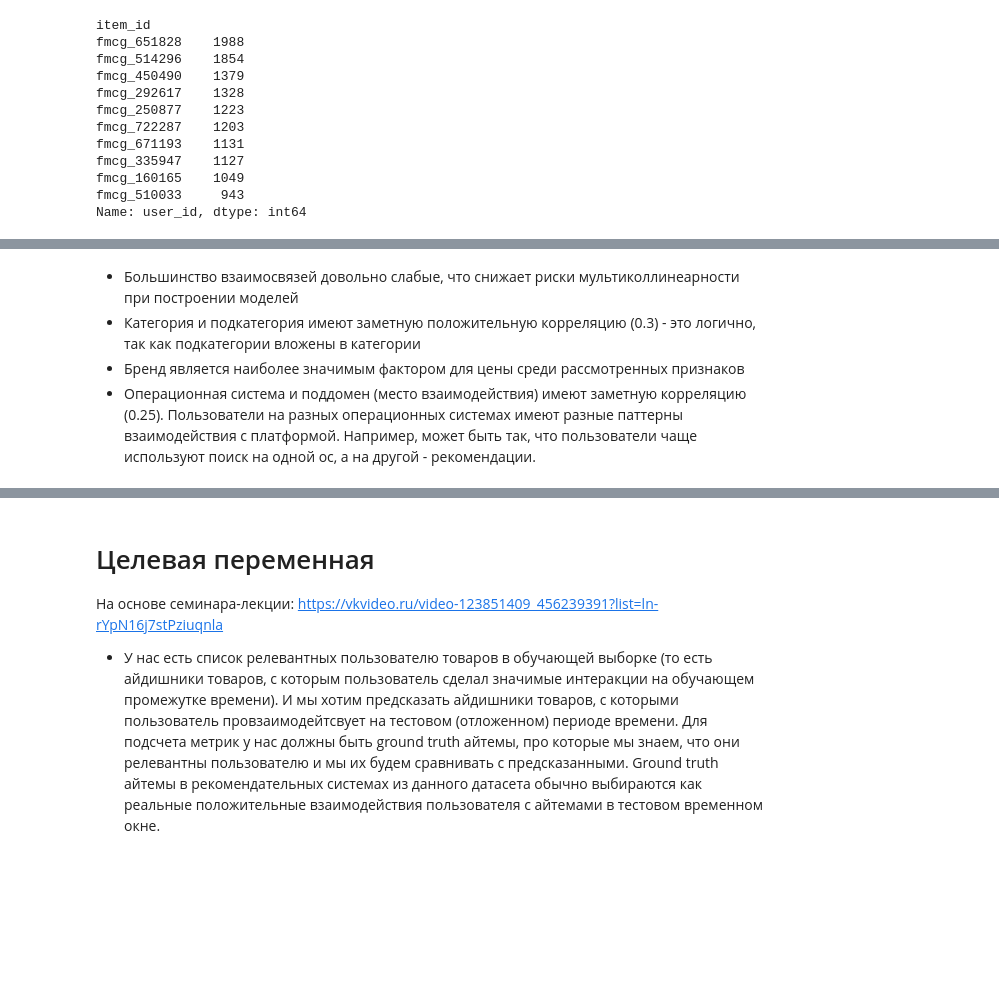
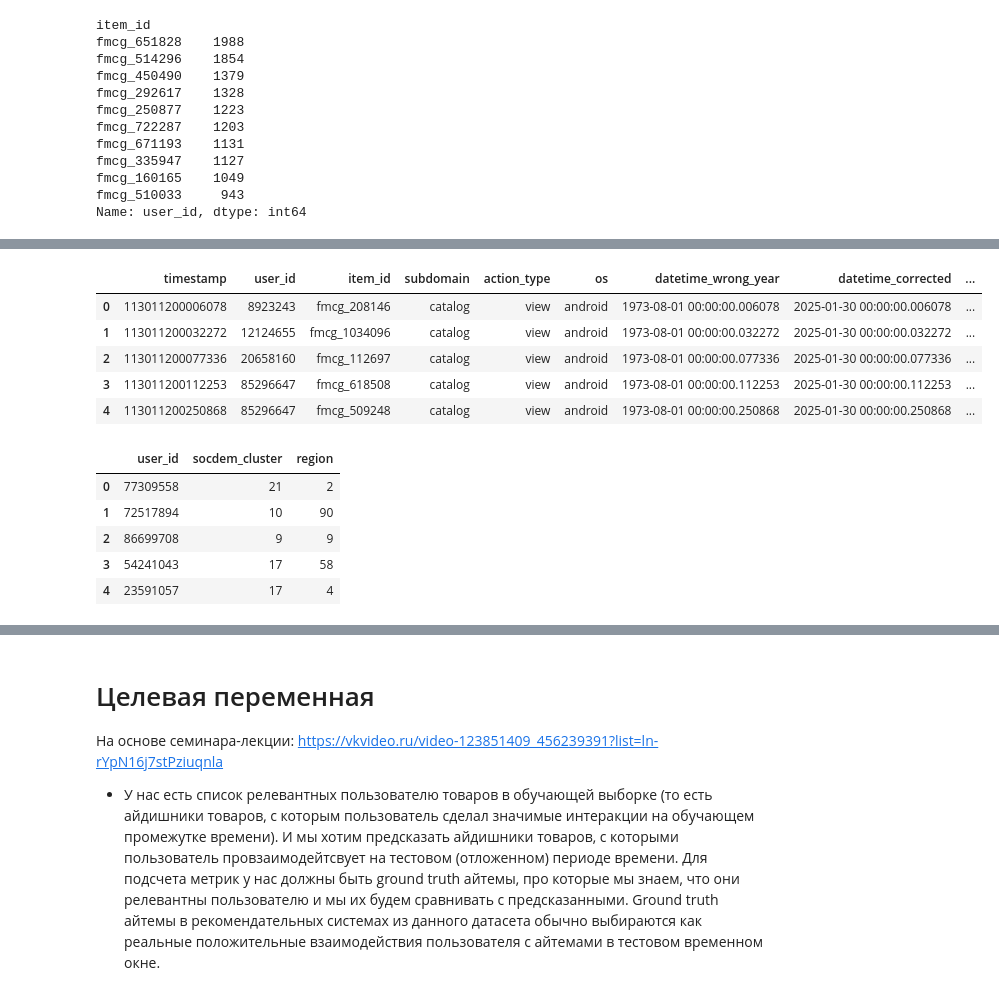
Before and after one commit to TheFckReal/dreamteam-recsys, a Jupyter notebook: notebooks/02_mk_retail_data_preprocessing.ipynb, the cells around one changed output, grey strips where cells are left out. Saved outputs shown, nothing was run; the diff lists cells and outputs as text; code cells hidden in the pictures; blank space fills up the shorter version.

```diff
--- a/notebooks/02_mk_retail_data_preprocessing.ipynb
+++ b/notebooks/02_mk_retail_data_preprocessing.ipynb
@@ -805,5 +869,18 @@ correlation_matrix_full
-# %% [markdown]
-* Большинство взаимосвязей довольно слабые, что снижает риски мультиколлинеарности при построении моделей
-* Категория и подкатегория имеют заметную положительную корреляцию (0.3) - это логично, так как подкатегории вложены в категории
-* Бренд является наиболее значимым фактором для цены среди рассмотренных признаков
-* Операционная система и поддомен (место взаимодействия) имеют заметную корреляцию (0.25). Пользователи на разных операционных системах имеют разные паттерны взаимодействия с платформой. Например, может быть так, что пользователи чаще используют поиск на одной ос, а на другой - рекомендации.
+# %%
+recent_events.head()
+# %% [output]
+|  | timestamp | user_id | item_id | subdomain | action_type | os | datetime_wrong_year | datetime_corrected | ... |
+| 0 | 113011200006078 | 8923243 | fmcg_208146 | catalog | view | android | 1973-08-01 00:00:00.006078 | 2025-01-30 00:00:00.006078 | ... |
+| 1 | 113011200032272 | 12124655 | fmcg_1034096 | catalog | view | android | 1973-08-01 00:00:00.032272 | 2025-01-30 00:00:00.032272 | ... |
+| 2 | 113011200077336 | 20658160 | fmcg_112697 | catalog | view | android | 1973-08-01 00:00:00.077336 | 2025-01-30 00:00:00.077336 | ... |
+| 3 | 113011200112253 | 85296647 | fmcg_618508 | catalog | view | android | 1973-08-01 00:00:00.112253 | 2025-01-30 00:00:00.112253 | ... |
+| 4 | 113011200250868 | 85296647 | fmcg_509248 | catalog | view | android | 1973-08-01 00:00:00.250868 | 2025-01-30 00:00:00.250868 | ... |
+# %%
+users_df.head()
+# %% [output]
+|  | user_id | socdem_cluster | region |
+| 0 | 77309558 | 21 | 2 |
+| 1 | 72517894 | 10 | 90 |
+| 2 | 86699708 | 9 | 9 |
+| 3 | 54241043 | 17 | 58 |
+| 4 | 23591057 | 17 | 4 |
```
Also changed, not shown: parts of 80 cells of this notebook, 1 other file.
